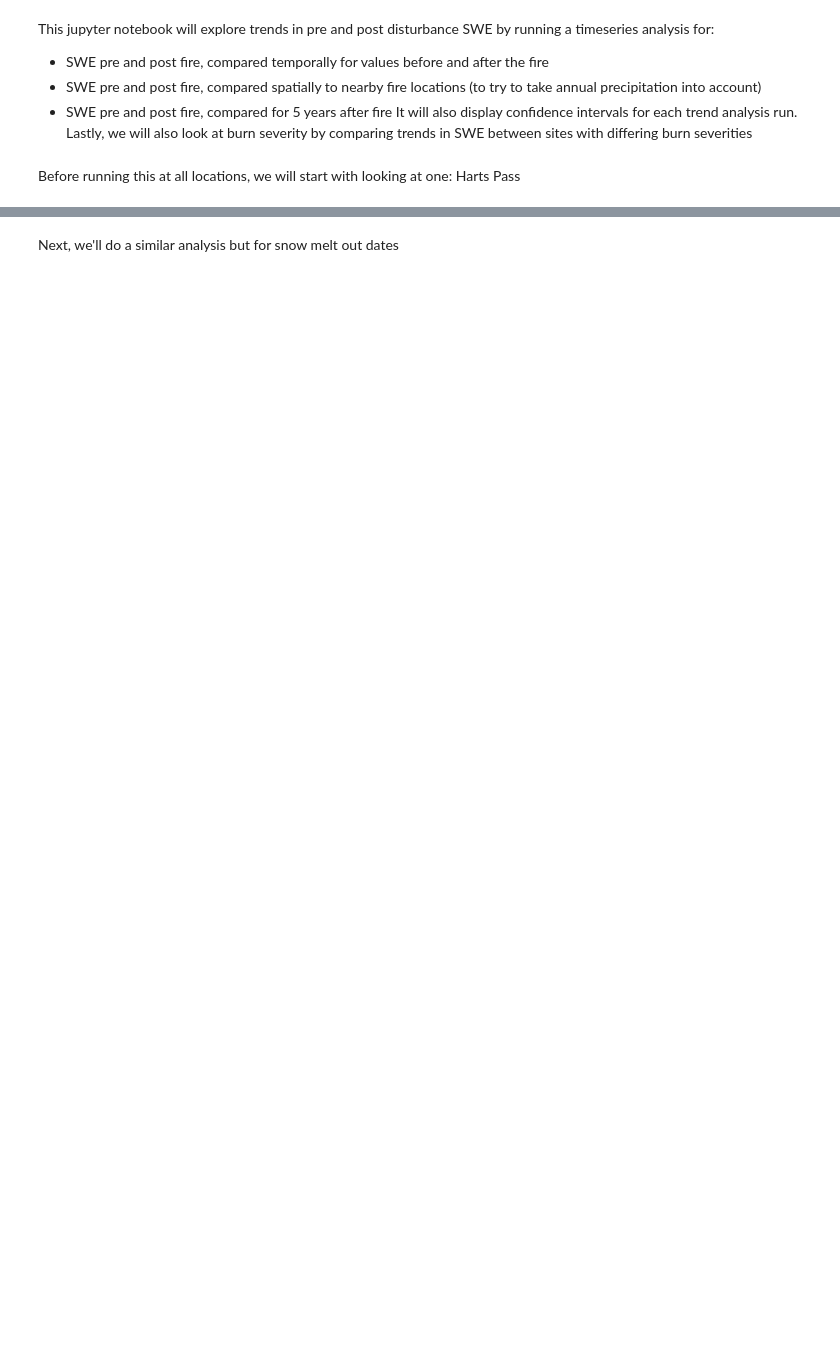
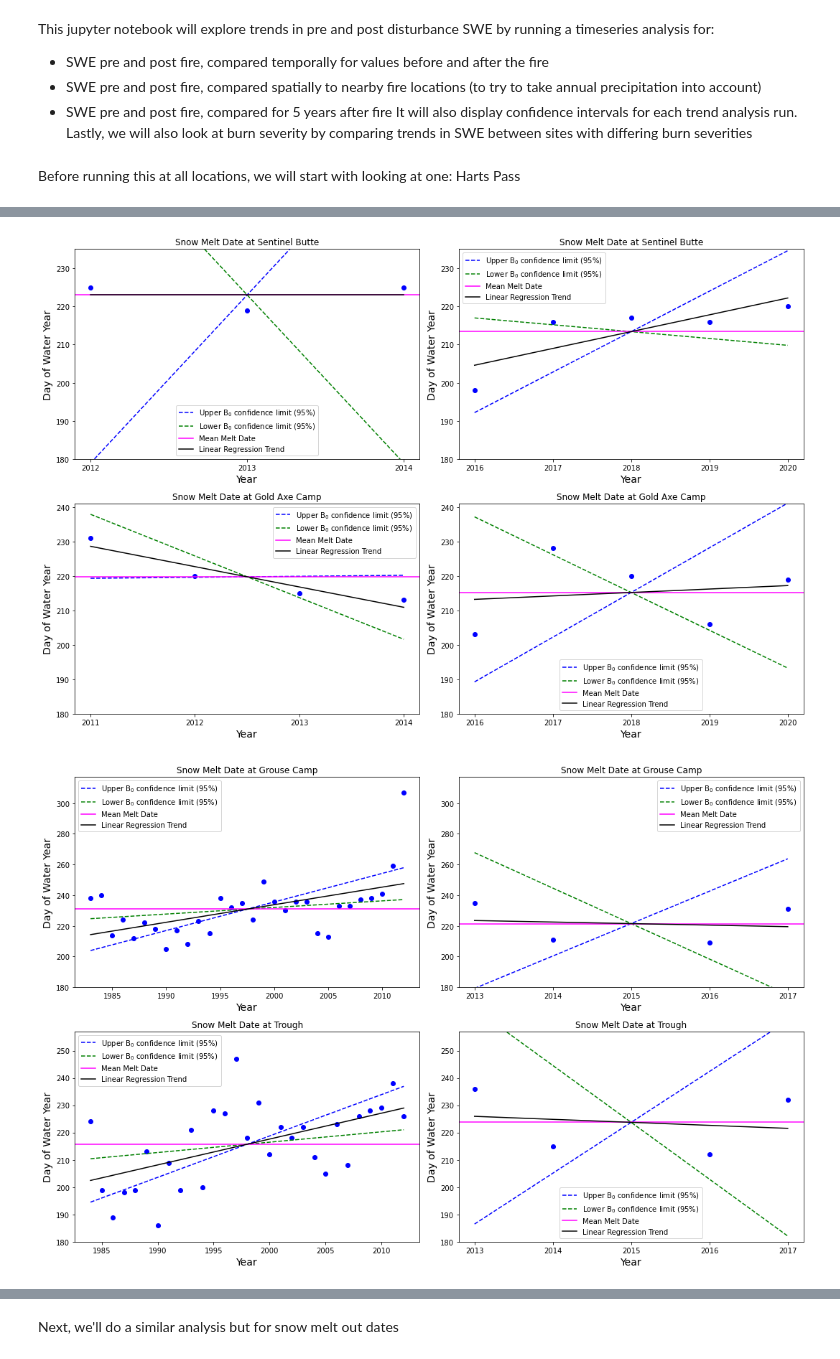
Before and after one commit to dlhogan97/CEWA565_project, a Jupyter notebook: regression_confidence_intervals.ipynb, the cells around one changed output, grey strips where cells are left out. Cells and saved outputs as stored; diff of their text form; code cells hidden in the pictures; blank space fills up the shorter version.

```diff
--- a/regression_confidence_intervals.ipynb
+++ b/regression_confidence_intervals.ipynb
@@ -164,19 +218,25 @@ Start date: 1981-10-01
 # %%
+from matplotlib.ticker import MaxNLocator
+
 for (site,paired) in fire_sites.items():
         fig, axs = plt.subplots(2,2, figsize=(15,10),tight_layout=True)
         axs = axs.flatten()
         df_b, df_a, df_paired_b, df_paired_a = getSites(site,paired, postyrs=years)
         for i,df in enumerate([df_b, df_a, df_paired_b, df_paired_a]):
                 if i == 2 or i ==3:
-                        max_swe = max(df_paired_b['SNOTEL:WTEQ_D'].max(), df_paired_a['SNOTEL:WTEQ_D'].max(),)
+                        max_swe = max(df_paired_b['SNOTEL:WTEQ_D'].max(), df_paired_a['SNOTEL:WTEQ_D'].max())
+                        title = paired
                 else:
                         max_swe=max(df_b['SNOTEL:WTEQ_D'].max(),df_a['SNOTEL:WTEQ_D'].max())
+                        title = site
                 ax = axs[i]
+                ax.xaxis.get_major_locator().set_params(integer=True)
                 # use the linear regression function
-                swe_b = df[(df.index.month==4) & (df.index.day==1)]
+                swe_b = df[(df.index.month==4) & (df.index.day==1) & (df.index.year!=2015)].dropna()
                 slope, intercept, rvalue, pvalue, stderr = stats.linregress(swe_b.index.year, swe_b['SNOTEL:WTEQ_D'])
                 # Create points for the regression line
                 x_before = np.linspace(swe_b.index.year.min(), swe_b.index.year.max(), swe_b.index.year.size) # x coordinates from min and max values
+                x_before = x_before[np.where(x_before != 2015)]
                 y_before = slope * x_before + intercept # y coordinates using the slope and intercept from our linear regression
                 # compute SST for col
                 sst_x = np.sum( (swe_b.index.year - np.mean(swe_b.index.year))**2 )
@@ -213,5 +273,5 @@ for (site,paired) in fire_sites.items():
                 ax.set_xlabel('Year', size=14)
                 ax.set_ylabel('SWE [mm]', size=14)
                 ax.legend()
-                ax.set_title('Snow Water Equivalent at {}'.format(site))
+                ax.set_title('Snow Water Equivalent at {}'.format(title))
 # %% [output]
@@ -242,0 +300,58 @@ Done!
+# %%
+for (site,paired) in fire_sites.items():
+        fig, axs = plt.subplots(2,2, figsize=(15,10),tight_layout=True)
+        axs = axs.flatten()
+        df_b, df_a, df_paired_b, df_paired_a = getSites(site,paired, variable='meltdates',postyrs=years)
+        for i,df in enumerate([df_b, df_a, df_paired_b, df_paired_a]):
+                if i == 2 or i ==3:
+                        max_swe = max(df_paired_b['DOWY'].max(), df_paired_a['DOWY'].max())
+                        title = paired
+                else:
+                        max_swe=max(df_b['DOWY'].max(),df_a['DOWY'].max())
+                        title = site
+                ax = axs[i]
+                ax.xaxis.get_major_locator().set_params(integer=True)
+                # use the linear regression function
+                df = df[df['water_year']!=2015]
+                slope, intercept, rvalue, pvalue, stderr = stats.linregress(df['water_year'], df['DOWY'])
+                # Create points for the regression line
+                x_before = np.linspace(df['water_year'].min(), df['water_year'].max(), df['water_year'].size) # x coordinates from min and max values
+                x_before = x_before[np.where(x_before!=2015)]
+                y_before = slope * x_before + intercept # y coordinates using the slope and intercept from our linear regression
+                # compute SST for col
+                sst_x = np.sum( (df['water_year'] - np.mean(df['water_year']))**2 )
+                # Compute the standard error
+                sigma = stderr * np.sqrt(sst_x)
+                r_squared = rvalue**2
+                # conf interval calculations
+                sB1 = sigma/np.sqrt(sst_x)
+                # t-value for alpha/2 with n-2 degrees of freedom
+                alpha = 0.05
+                n = len(x_before)
+                dof = n - 2
+                t = stats.t.ppf(1-alpha/2, dof)
+                # compute upper and lower b1 limits
+                B1_upper = slope + t * sB1
+                B1_lower = slope - t * sB1
+                # compute corresponding b0s
+                B0_upper = df['DOWY'].mean() - B1_upper*np.mean(df['water_year'])
+                B0_lower = df['DOWY'].mean() - B1_lower*np.mean(df['water_year'])
+                # Plot the upper and lower confidence limits for the standard error of the gradient (slope)
+                ax.plot([x_before.min(), x_before.max()],
+                        [B0_upper + B1_upper*df['water_year'].min(), B0_upper + B1_upper*df['water_year'].max()] ,
+                        '--b',
+                        label='Upper B$_0$ confidence limit (95%)')
+                ax.plot([x_before.min(), x_before.max()],
+                        [B0_lower + B1_lower*df['water_year'].min(), B0_lower + B1_lower*df['water_year'].max()] ,
+                        '--g',
+                        label='Lower B$_0$ confidence limit (95%)')
+                # plot up other items
+                ax.axhline(df['DOWY'].mean(),color='magenta', label='Mean Melt Date')
+                ax.plot(x_before,y_before,'k-',label='Linear Regression Trend')
+                ax.scatter(df['water_year'],df['DOWY'])
+                ax.set_ylim(180,max_swe+10)
+                ax.set_xlabel('Year', size=14)
+                ax.set_ylabel('Day of Water Year', size=14)
+                ax.legend()
+                ax.set_title('Snow Melt Date at {}'.format(title))
+# %% [output]
@@ -242,0 +375,2 @@ Done!
+[figure, added]
+[figure, added]
```
Also changed, not shown: parts of 13 cells of this notebook, 4 other files.
